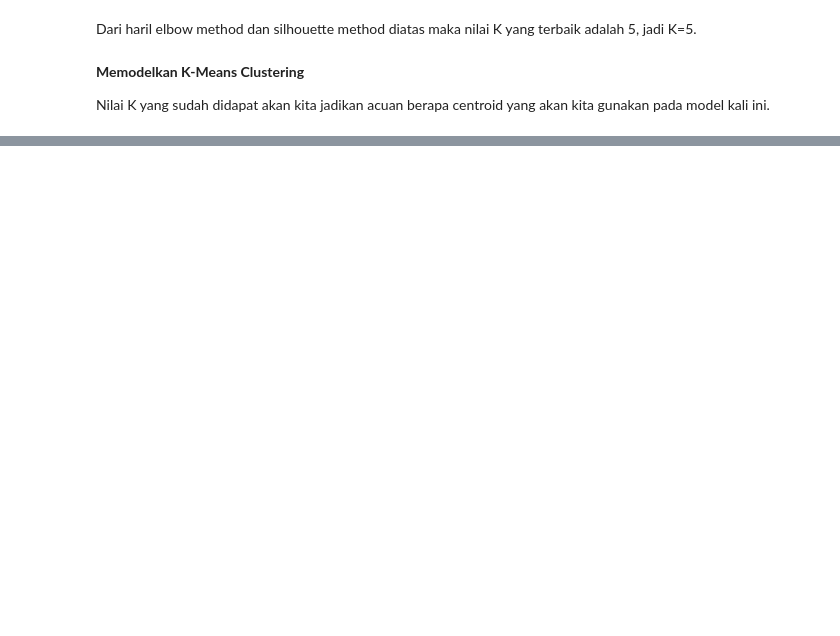
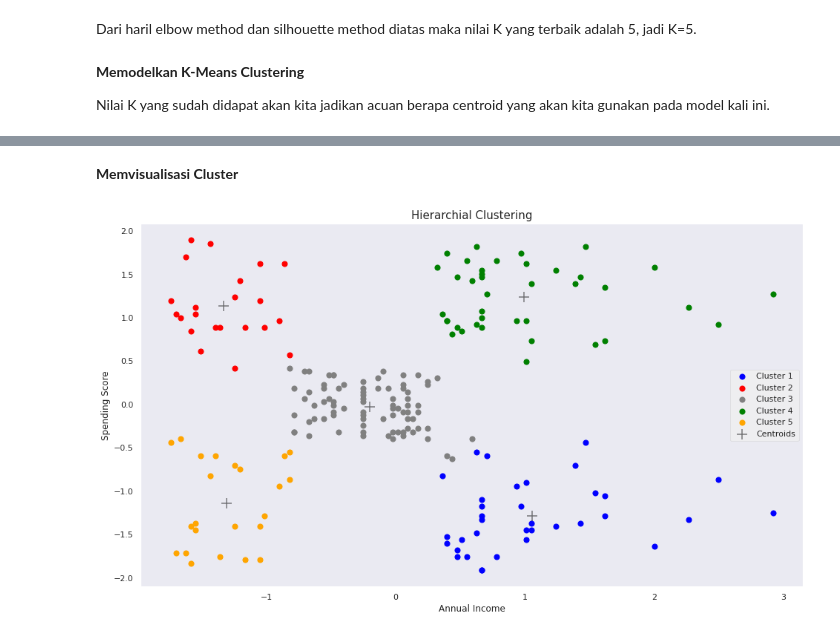
Before and after one commit to wayanpdw/Clustering-Customer-Segmentation, a Jupyter notebook: Mall_Customer_Segmentation.ipynb, the cells around one changed output, grey strips where cells are left out. Drawn from its saved outputs; the diff is of its cells as text; code cells hidden in the pictures; blank space fills up the shorter version.

```diff
--- a/Mall_Customer_Segmentation.ipynb
+++ b/Mall_Customer_Segmentation.ipynb
@@ -350,0 +409,25 @@ plt.show()
+# %% [markdown]
+**Memvisualisasi Cluster**
+# %%
+# Mengaplikasikan Hierarchial Clustering ke daaset
+hc = AgglomerativeClustering(n_clusters=5, affinity='euclidean', linkage='ward')
+hcluster = hc.fit_predict(nump)
+
+# Visualisasi Cluster untuk K=5
+sns.scatterplot(x='Annual Income (k$)', y='Spending Score (1-100)', data= f)
+plt.scatter(nump[cluster == 0, 0], nump[cluster == 0, 1], s = 50, label = 'Cluster 1', c= 'blue')
+plt.scatter(nump[cluster == 1, 0], nump[cluster == 1, 1], s = 50, label = 'Cluster 2', c= 'red')
+plt.scatter(nump[cluster == 2, 0], nump[cluster == 2, 1], s = 50, label = 'Cluster 3', c= 'grey')
+plt.scatter(nump[cluster == 3, 0], nump[cluster == 3, 1], s = 50, label = 'Cluster 4', c= 'green')
+plt.scatter(nump[cluster == 4, 0], nump[cluster == 4, 1], s = 50, label = 'Cluster 5', c= 'orange')
+plt.scatter(kmeans.cluster_centers_[:,0], kmeans.cluster_centers_[:,1],s=200,marker='+', alpha=0.5, label='Centroids', c= 'black')
+
+plt.style.use('fivethirtyeight')
+plt.title('Hierarchial Clustering', fontsize = 15)
+plt.xlabel('Annual Income')
+plt.ylabel('Spending Score')
+plt.legend()
+plt.grid()
+plt.show()
+# %% [output]
+[figure, added]
```
Also changed, not shown: parts of 10 cells of this notebook.
